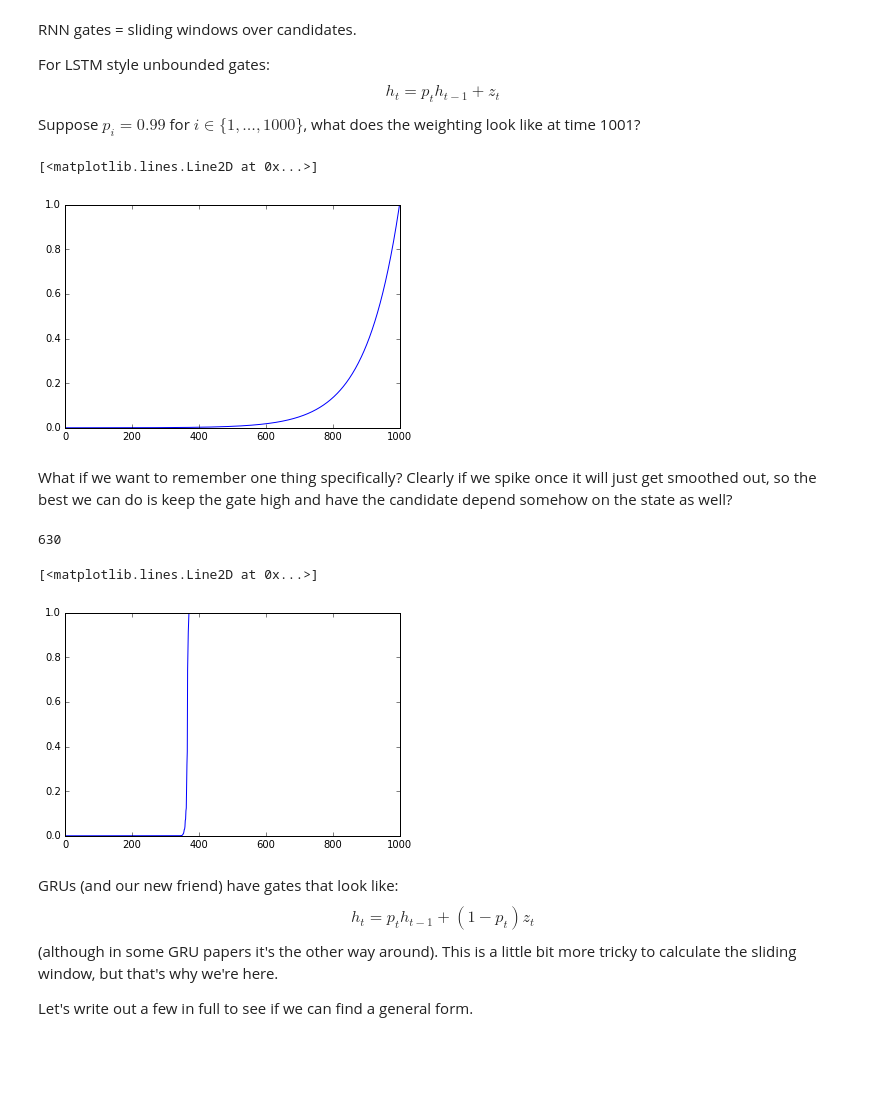
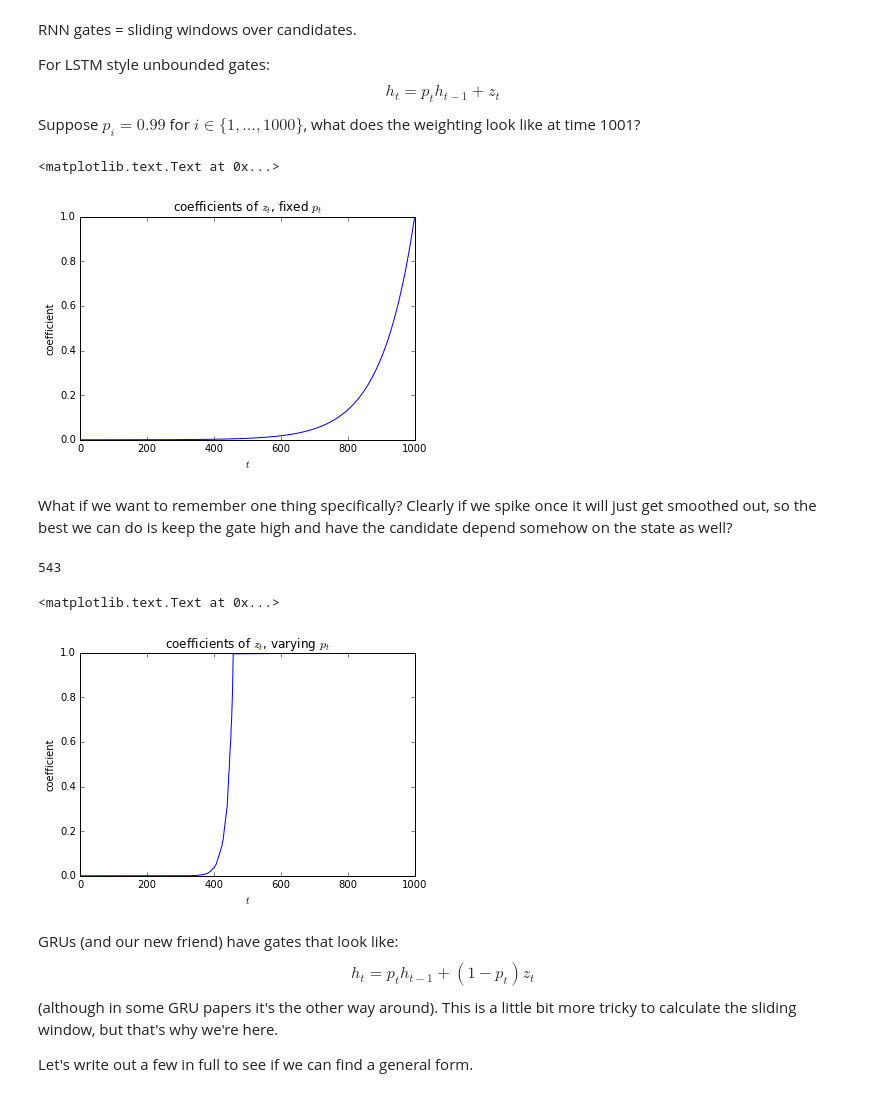
Before and after one commit to PFCM/489-notebooks, a Jupyter notebook: sliding windows.ipynb, the cells around one changed output. Cells and saved outputs as stored; diff of their text form; code cells hidden in the pictures; blank space fills up the shorter version.

```diff
--- a/sliding windows.ipynb
+++ b/sliding windows.ipynb
@@ -13,23 +13,29 @@ Suppose $p_i = 0.99$ for $i \in \{1, \dots, 1000\}$, what does the weighting loo
 # %%
 times = np.arange(1000)
 window = np.power(0.99, times)[::-1]
 plt.plot(window)
+plt.title(r'coefficients of $z_t$, fixed $p_t$')
+plt.xlabel(r'$t$')
+plt.ylabel('coefficient')
 # %% [output]
-[<matplotlib.lines.Line2D at 0x...>]
+<matplotlib.text.Text at 0x...>
-[figure, old version]
+[figure, new version]
 # %% [markdown]
 What if we want to remember one thing specifically? Clearly if we spike once it will just get smoothed out, so the best we can do is keep the gate high and have the candidate depend somehow on the state as well?
 # %%
-gates = np.random.uniform(0.5, 0.99, size=(1000,))
+gates = np.random.uniform(0.9, 0.98, size=(1000,))
 i = np.random.randint(gates.shape[0])
 print(i)
-gates[:i] = 1.0
+gates[:i] = 0.99999
 window = np.cumprod(gates)[::-1]
 plt.plot(window)
+plt.title(r'coefficients of $z_t$, varying $p_t$')
+plt.xlabel(r'$t$')
+plt.ylabel('coefficient')
 # %% [output]
-630
+543
-[<matplotlib.lines.Line2D at 0x...>]
+<matplotlib.text.Text at 0x...>
-[figure, old version]
+[figure, new version]
 # %% [markdown]
 GRUs (and our new friend) have gates that look like:
 $$
```
Also changed, not shown: parts of 4 cells of this notebook.
